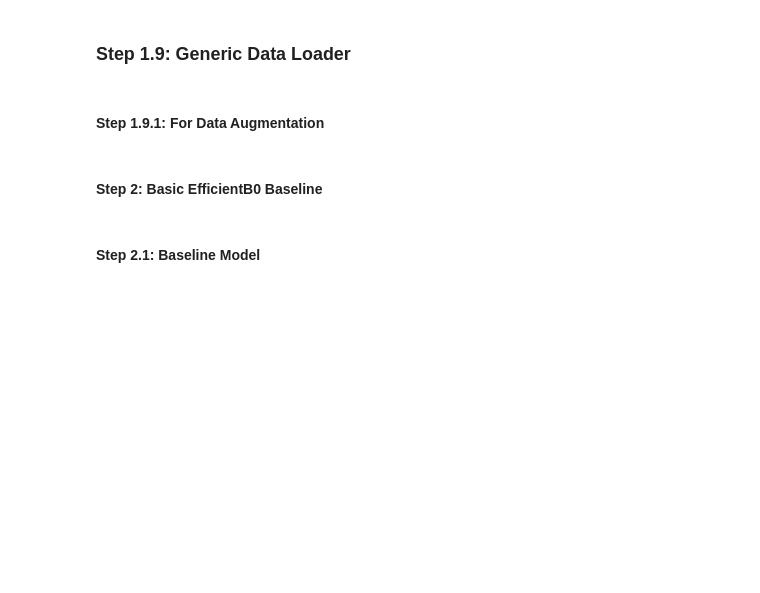
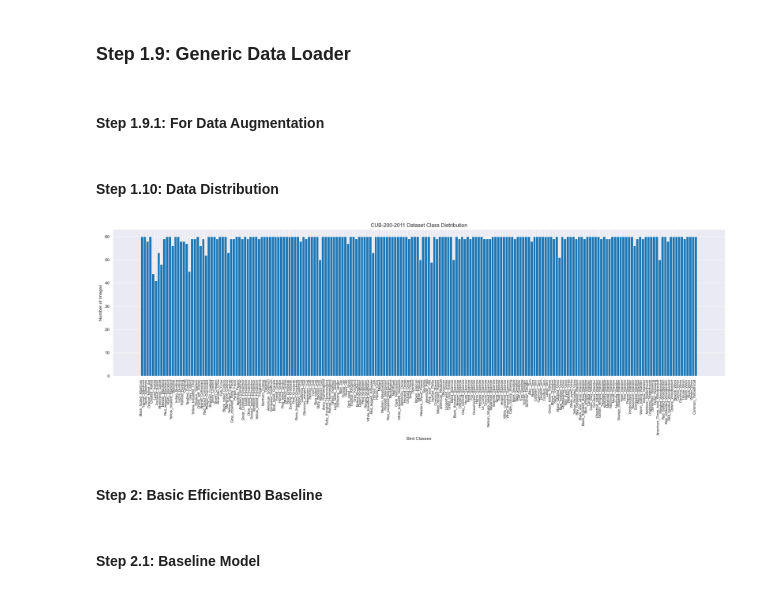
Before and after one commit to rajatdua/dlvr-fgmccb, a Jupyter notebook: DLVR_Project_FGMCCB.ipynb, the cells around one changed output. Saved outputs shown, nothing was run; the diff lists cells and outputs as text; code cells hidden in the pictures; blank space fills up the shorter version.

Commit message:
feat(data): balance

```diff
--- a/DLVR_Project_FGMCCB.ipynb
+++ b/DLVR_Project_FGMCCB.ipynb
@@ -575,6 +575,45 @@ class RandomOcclusion(object):
             image = cv2.add(image, occlusion_mask)
 
         return image
+# %% [markdown]
+#### Step 1.10: Data Distribution
+# %%
+import os
+import pandas as pd
+import matplotlib.pyplot as plt
+import random
+
+
+image_folder = 'images'
+
+# Create a DataFrame to store class distribution
+class_distribution = []
+
+for class_folder in sorted(os.listdir(os.path.join(download_dir, extracted_folder, image_folder))):
+    class_path = os.path.join(f'{download_dir}/{extracted_folder}', image_folder, class_folder)
+    num_images = len(os.listdir(class_path))
+    class_distribution.append({'class': class_folder, 'num_images': num_images})
+    # Add empty categories
+    # class_distribution.append({'class': f'.{random.randint(100, 999)}', 'num_images': 0})
+
+# Convert the list of dictionaries to a DataFrame
+df = pd.DataFrame(class_distribution)
+
+# Extract the part after the dot in the 'class' column
+df['class'] = df['class'].apply(lambda x: x.split('.')[1])
+
+# df['class'] = df['class'].apply(lambda x: '' if x.split('.')[1].isdigit() else x.split('.')[1])
+
+# Plotting the distribution
+plt.figure(figsize=(25, 6))
+plt.bar(df['class'], df['num_images'], width=1, align='edge')
+plt.xlabel('Bird Classes')
+plt.ylabel('Number of Images')
+plt.title('CUB-200-2011 Dataset Class Distribution')
+plt.xticks(rotation=90, fontsize=8)
+plt.show()
+# %% [output]
+[figure, added]
 # %% [markdown]
 #### **Step 2: Basic EfficientB0 Baseline**
 # %% [markdown]
```
